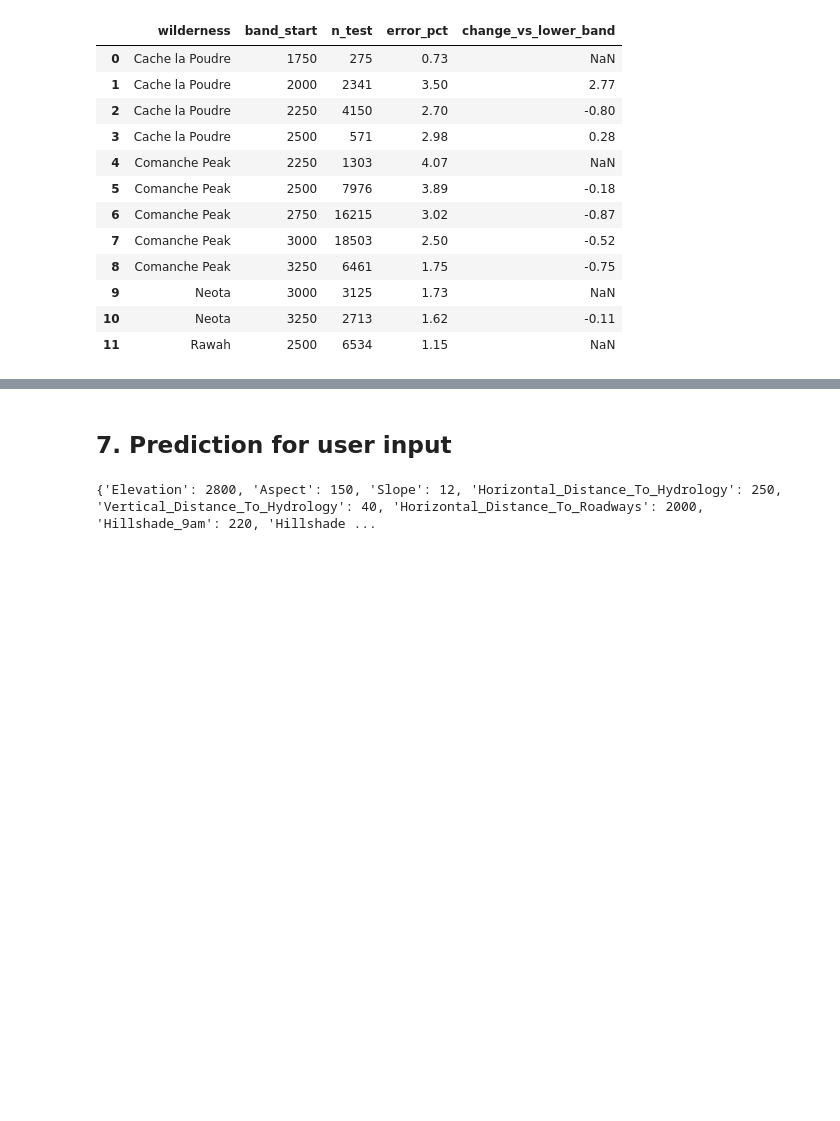
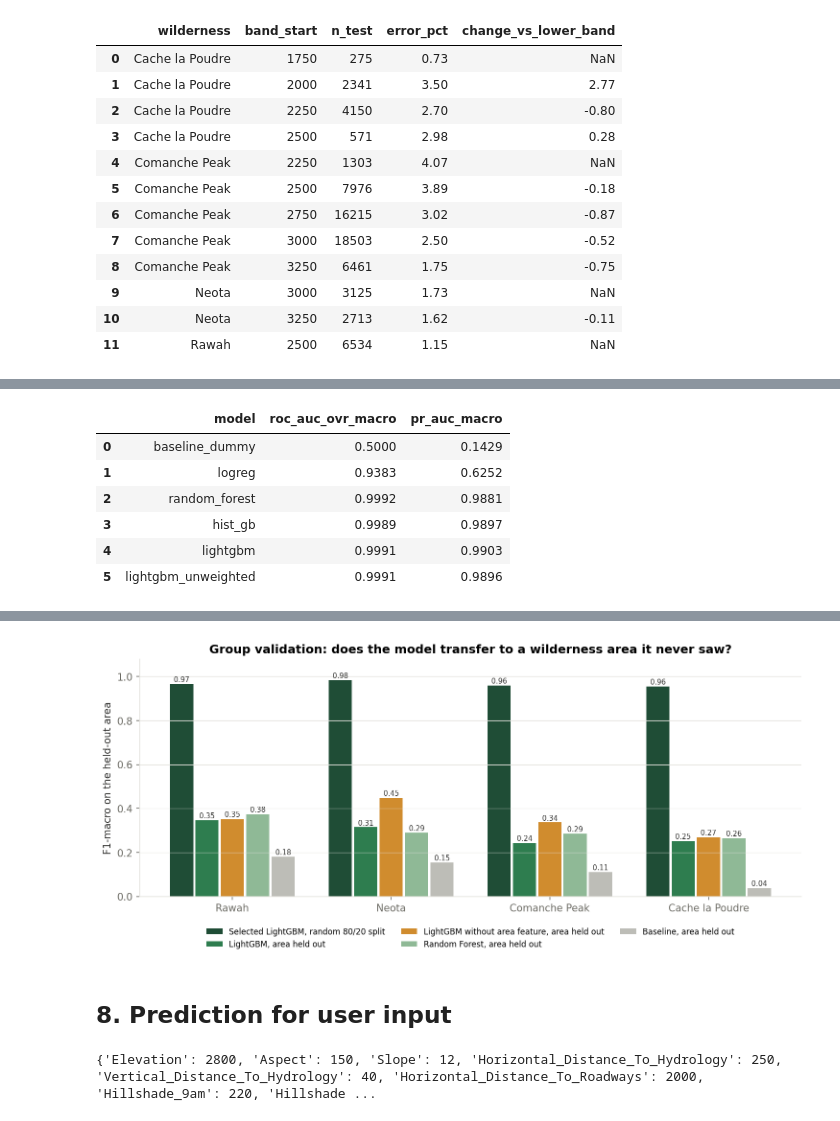
Before and after one commit to mara-werils/forest-cover-classification, a Jupyter notebook: notebooks/Forest_Cover_Defense.ipynb, the cells around one changed output, grey strips where cells are left out. Cells and saved outputs as stored; diff of their text form; code cells hidden in the pictures; blank space fills up the shorter version.

```diff
--- a/notebooks/Forest_Cover_Defense.ipynb
+++ b/notebooks/Forest_Cover_Defense.ipynb
@@ -419,0 +432,14 @@ for key in ["Q11_top_confusions", "Q12_error_rate_by_area_and_band"]:
+# %%
+from src import robustness
+display(pd.read_csv(robustness.PROB_CSV))
+group = pd.read_csv(robustness.GROUP_CSV)
+display(group.pivot(index="held_out_area", columns="model", values="f1_macro").round(3))
+display(Image(filename=str(FIG / "18_group_validation.png"), width=900))
+# %% [output]
+|  | model | roc_auc_ovr_macro | pr_auc_macro |
+| 0 | baseline_dummy | 0.5000 | 0.1429 |
+| 1 | logreg | 0.9383 | 0.6252 |
+| 2 | random_forest | 0.9992 | 0.9881 |
+| 3 | hist_gb | 0.9989 | 0.9897 |
+| 4 | lightgbm | 0.9991 | 0.9903 |
+| 5 | lightgbm_unweighted | 0.9991 | 0.9896 |
@@ -420,5 +452,6 @@ for key in ["Q11_top_confusions", "Q12_error_rate_by_area_and_band"]:
+[figure, added]
 # %% [markdown]
-## 7. Prediction for user input
+## 8. Prediction for user input
 # %%
 record = dict(predict.EXAMPLE_RECORD)
 print(record)
```
Also changed, not shown: parts of 7 cells of this notebook, 20 other files.
